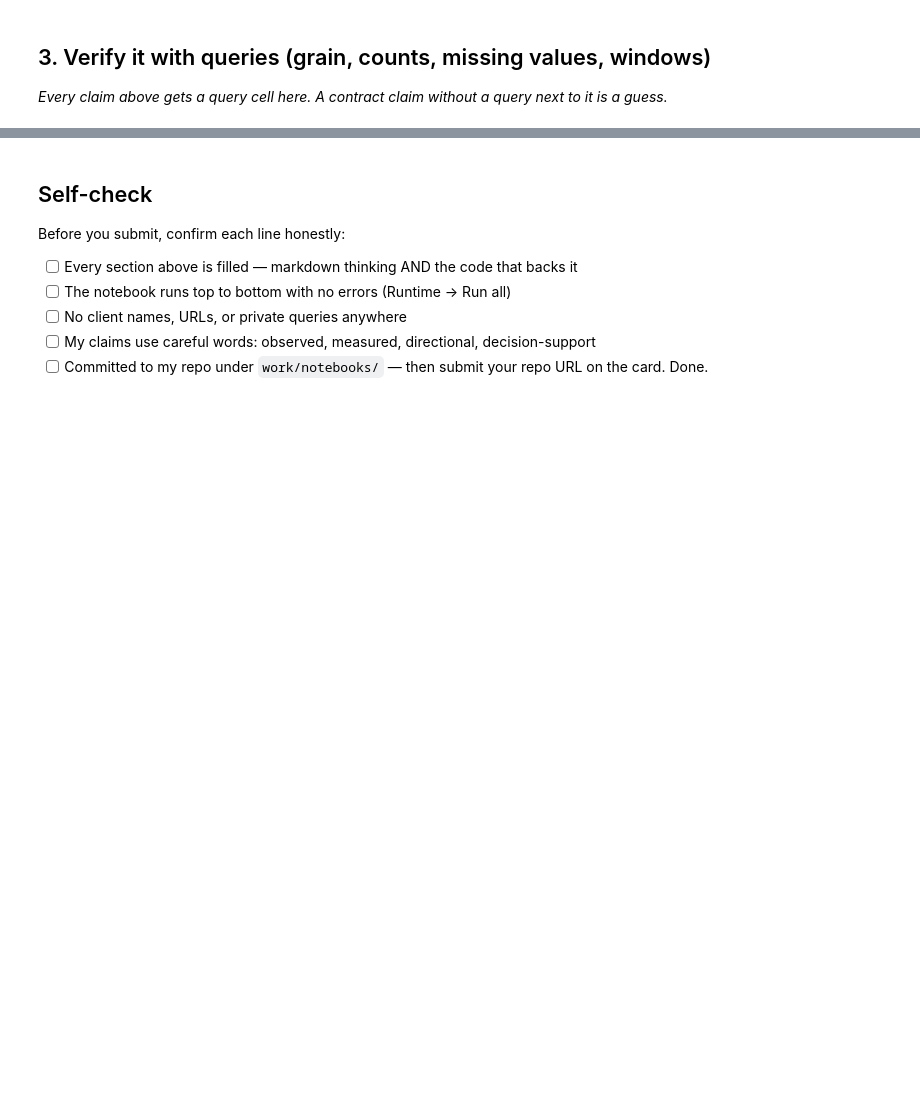
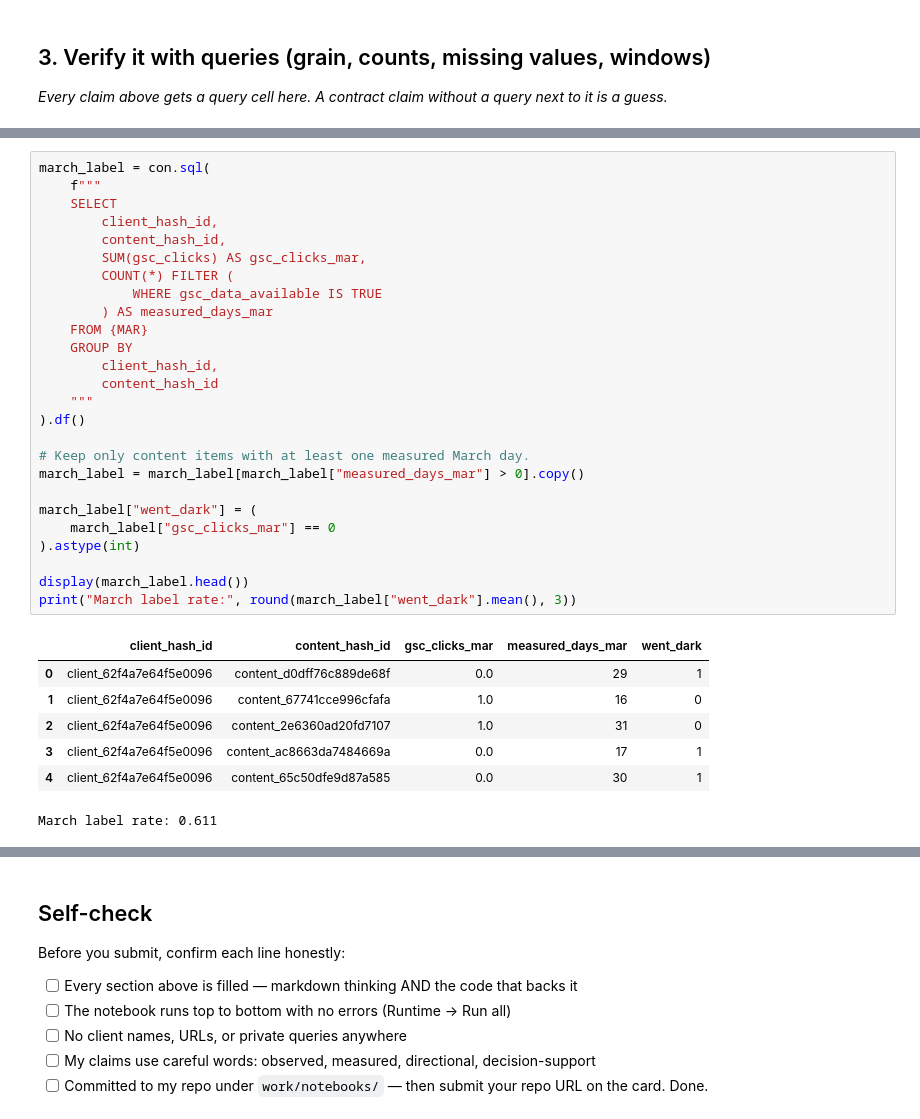
Before and after one commit to Seif-Abouelkhair/flyrank-ml-internship, a Jupyter notebook: work/notebooks/w03_data_contract.ipynb, the cells around one changed output, grey strips where cells are left out. Cells and saved outputs as stored; diff of their text form; blank space fills up the shorter version.

```diff
--- a/work/notebooks/w03_data_contract.ipynb
+++ b/work/notebooks/w03_data_contract.ipynb
@@ -36,0 +213,34 @@ This skeleton is yours to fill. Work the sections **in order** — each one has
+# %%
+march_label = con.sql(
+    f"""
+    SELECT
+        client_hash_id,
+        content_hash_id,
+        SUM(gsc_clicks) AS gsc_clicks_mar,
+        COUNT(*) FILTER (
+            WHERE gsc_data_available IS TRUE
+        ) AS measured_days_mar
+    FROM {MAR}
+    GROUP BY
+        client_hash_id,
+        content_hash_id
+    """
+).df()
+
+# Keep only content items with at least one measured March day.
+march_label = march_label[march_label["measured_days_mar"] > 0].copy()
+
+march_label["went_dark"] = (
+    march_label["gsc_clicks_mar"] == 0
+).astype(int)
+
+display(march_label.head())
+print("March label rate:", round(march_label["went_dark"].mean(), 3))
+# %% [output]
+|  | client_hash_id | content_hash_id | gsc_clicks_mar | measured_days_mar | went_dark |
+| 0 | client_62f4a7e64f5e0096 | content_d0dff76c889de68f | 0.0 | 29 | 1 |
+| 1 | client_62f4a7e64f5e0096 | content_67741cce996cfafa | 1.0 | 16 | 0 |
+| 2 | client_62f4a7e64f5e0096 | content_2e6360ad20fd7107 | 1.0 | 31 | 0 |
+| 3 | client_62f4a7e64f5e0096 | content_ac8663da7484669a | 0.0 | 17 | 1 |
+| 4 | client_62f4a7e64f5e0096 | content_65c50dfe9d87a585 | 0.0 | 30 | 1 |
+March label rate: 0.611
```
Also changed, not shown: parts of 19 cells of this notebook.
